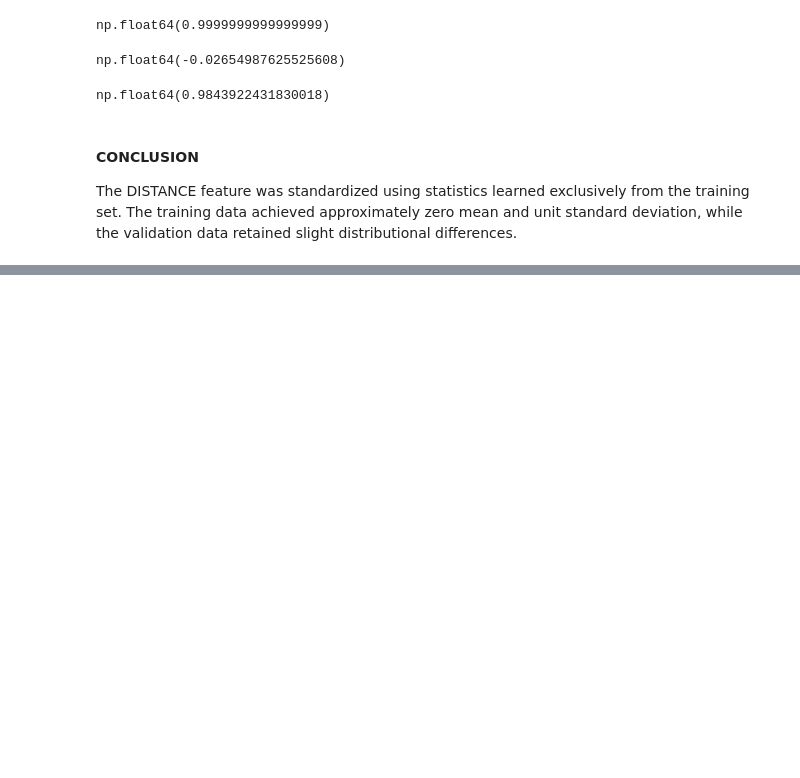
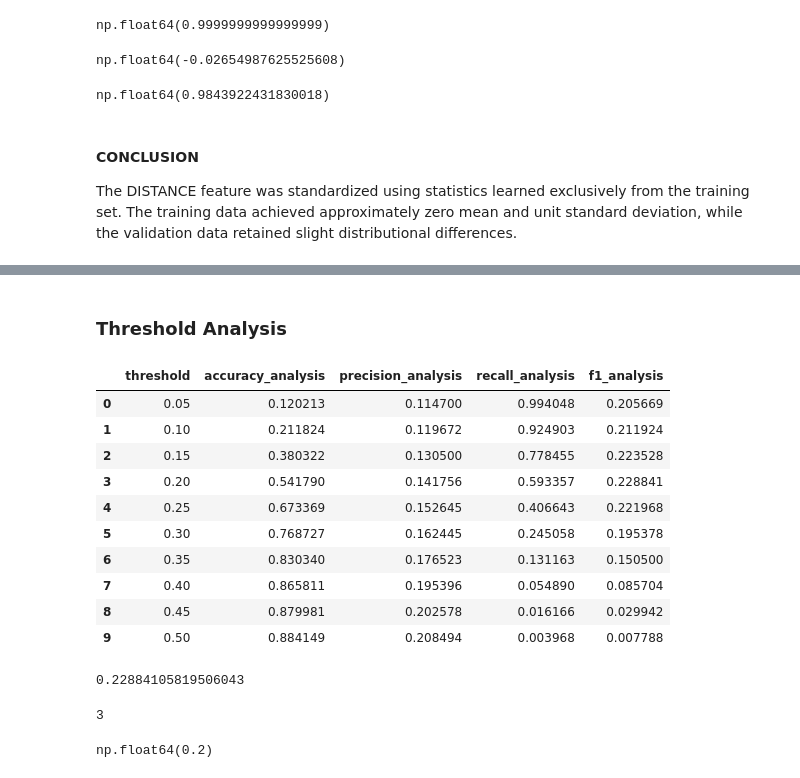
Before and after one commit to bacoscamadalina/flight-delay-prediction, a Jupyter notebook: 01_data_exploration.ipynb, the cells around one changed output, grey strips where cells are left out. Drawn from its saved outputs; the diff is of its cells as text; code cells hidden in the pictures; blank space fills up the shorter version.

```diff
--- a/01_data_exploration.ipynb
+++ b/01_data_exploration.ipynb
@@ -1452,0 +1674,57 @@ The DISTANCE feature was standardized using statistics learned exclusively from
+# %% [markdown]
+### Threshold Analysis
+# %%
+thresholds = np.arange(0.05,0.55,0.05)
+results = []
+
+for threshold in thresholds:
+    # Generate predictions for the current thresholds
+    y_pred_analysis = (delay_probabilities >=threshold).astype(int)
+
+    # Calculate evaluation metrics
+    accuracy_analysis = accuracy_score(y_valid, y_pred_analysis)
+    precision_analysis = precision_score(y_valid,y_pred_analysis)
+    recall_analysis = recall_score(y_valid,y_pred_analysis)
+    f1_analysis = f1_score(y_valid,y_pred_analysis)
+
+    # Store the results in a dictionary
+    result = { "threshold":round(threshold,2),
+                "accuracy_analysis": accuracy_analysis,
+                "precision_analysis" : precision_analysis,
+                "recall_analysis":recall_analysis,
+                "f1_analysis":f1_analysis}
+
+    # Append the dictionary to results
+    results.append(result)
+# %%
+thresholds_results = pd.DataFrame(results)
+thresholds_results
+# %% [output]
+|  | threshold | accuracy_analysis | precision_analysis | recall_analysis | f1_analysis |
+| 0 | 0.05 | 0.120213 | 0.114700 | 0.994048 | 0.205669 |
+| 1 | 0.10 | 0.211824 | 0.119672 | 0.924903 | 0.211924 |
+| 2 | 0.15 | 0.380322 | 0.130500 | 0.778455 | 0.223528 |
+| 3 | 0.20 | 0.541790 | 0.141756 | 0.593357 | 0.228841 |
+| 4 | 0.25 | 0.673369 | 0.152645 | 0.406643 | 0.221968 |
+| 5 | 0.30 | 0.768727 | 0.162445 | 0.245058 | 0.195378 |
+| 6 | 0.35 | 0.830340 | 0.176523 | 0.131163 | 0.150500 |
+| 7 | 0.40 | 0.865811 | 0.195396 | 0.054890 | 0.085704 |
+| 8 | 0.45 | 0.879981 | 0.202578 | 0.016166 | 0.029942 |
+| 9 | 0.50 | 0.884149 | 0.208494 | 0.003968 | 0.007788 |
+# %%
+# Identify the Best Classification Threshold
+
+best_f1 = thresholds_results["f1_analysis"].max()
+best_f1
+# %% [output]
+0.22884105819506043
+# %%
+best_index = thresholds_results["f1_analysis"].idxmax()
+best_index
+# %% [output]
+3
+# %%
+best_threshold = thresholds_results.loc[best_index,"threshold"]
+best_threshold
+# %% [output]
+np.float64(0.2)
```
Also changed, not shown: parts of 45 cells of this notebook, 1 other file.
